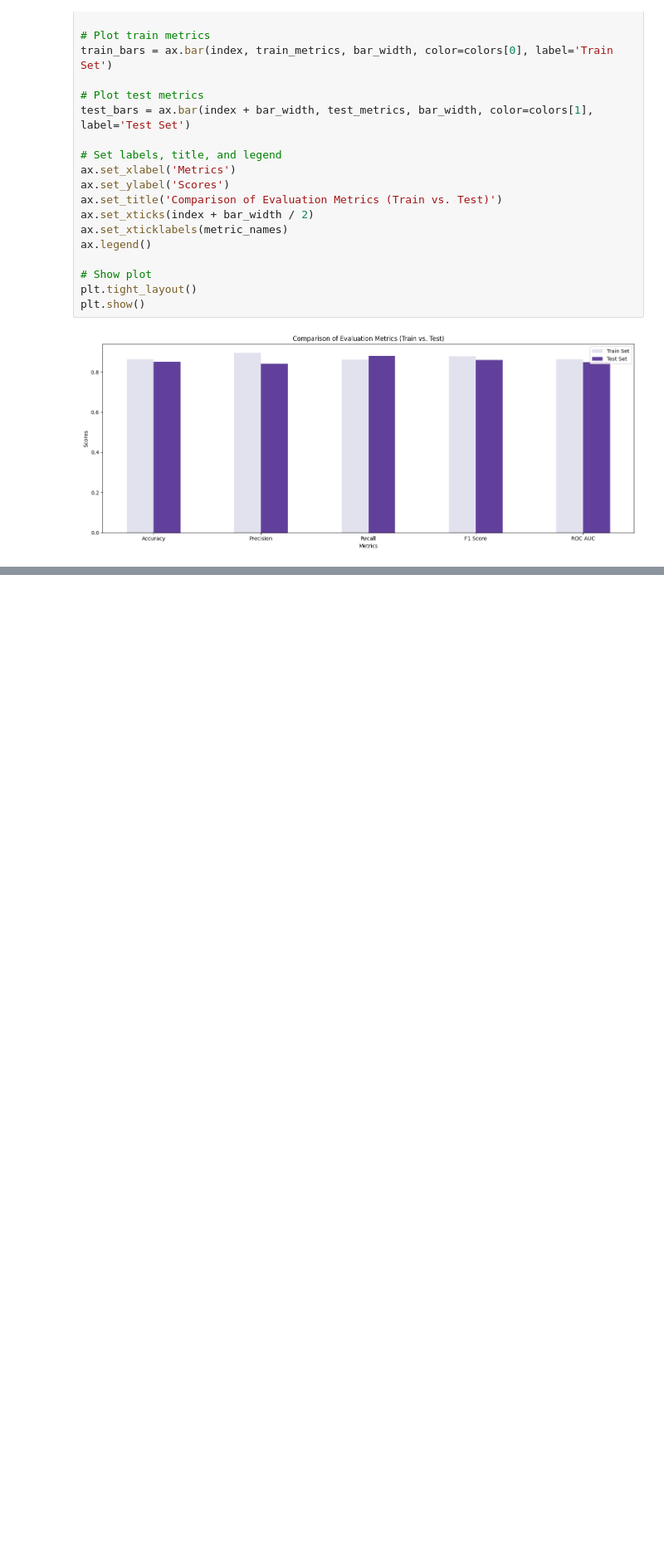
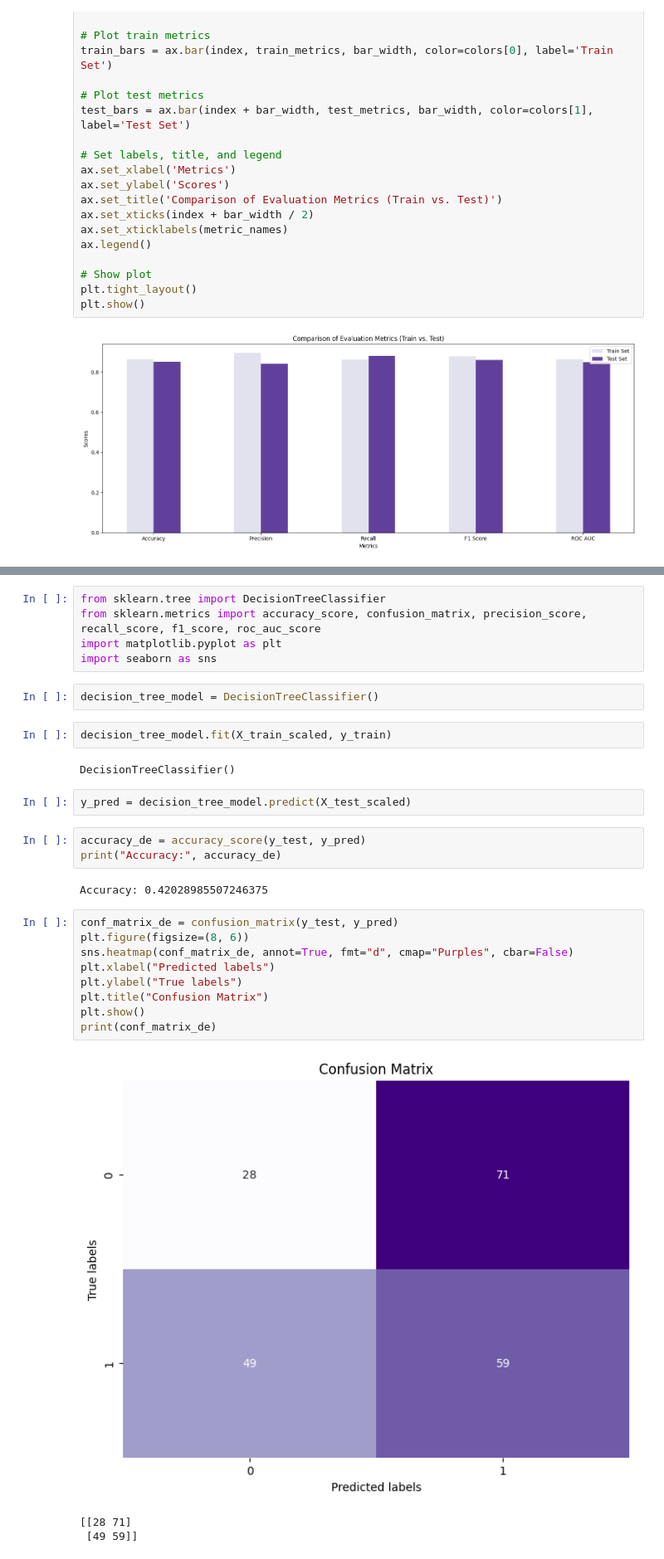
Before and after one commit to Bubly28/Credit-Card-Approval, a Jupyter notebook: DS_Project.ipynb, the cells around one changed output, grey strips where cells are left out. Shown at 83% size. Saved outputs shown, nothing was run; the diff lists cells and outputs as text; blank space fills up the shorter version.

```diff
--- a/DS_Project.ipynb
+++ b/DS_Project.ipynb
@@ -628,0 +683,31 @@ plt.show()
+# %%
+from sklearn.tree import DecisionTreeClassifier
+from sklearn.metrics import accuracy_score, confusion_matrix, precision_score, recall_score, f1_score, roc_auc_score
+import matplotlib.pyplot as plt
+import seaborn as sns
+# %%
+decision_tree_model = DecisionTreeClassifier()
+# %%
+decision_tree_model.fit(X_train_scaled, y_train)
+# %% [output]
+DecisionTreeClassifier()
+# %%
+y_pred = decision_tree_model.predict(X_test_scaled)
+# %%
+accuracy_de = accuracy_score(y_test, y_pred)
+print("Accuracy:", accuracy_de)
+# %% [output]
+Accuracy: 0.42028985507246375
+# %%
+conf_matrix_de = confusion_matrix(y_test, y_pred)
+plt.figure(figsize=(8, 6))
+sns.heatmap(conf_matrix_de, annot=True, fmt="d", cmap="Purples", cbar=False)
+plt.xlabel("Predicted labels")
+plt.ylabel("True labels")
+plt.title("Confusion Matrix")
+plt.show()
+print(conf_matrix_de)
+# %% [output]
+[figure, added]
+[[28 71]
+ [49 59]]
```
Also changed, not shown: parts of 13 cells of this notebook.
